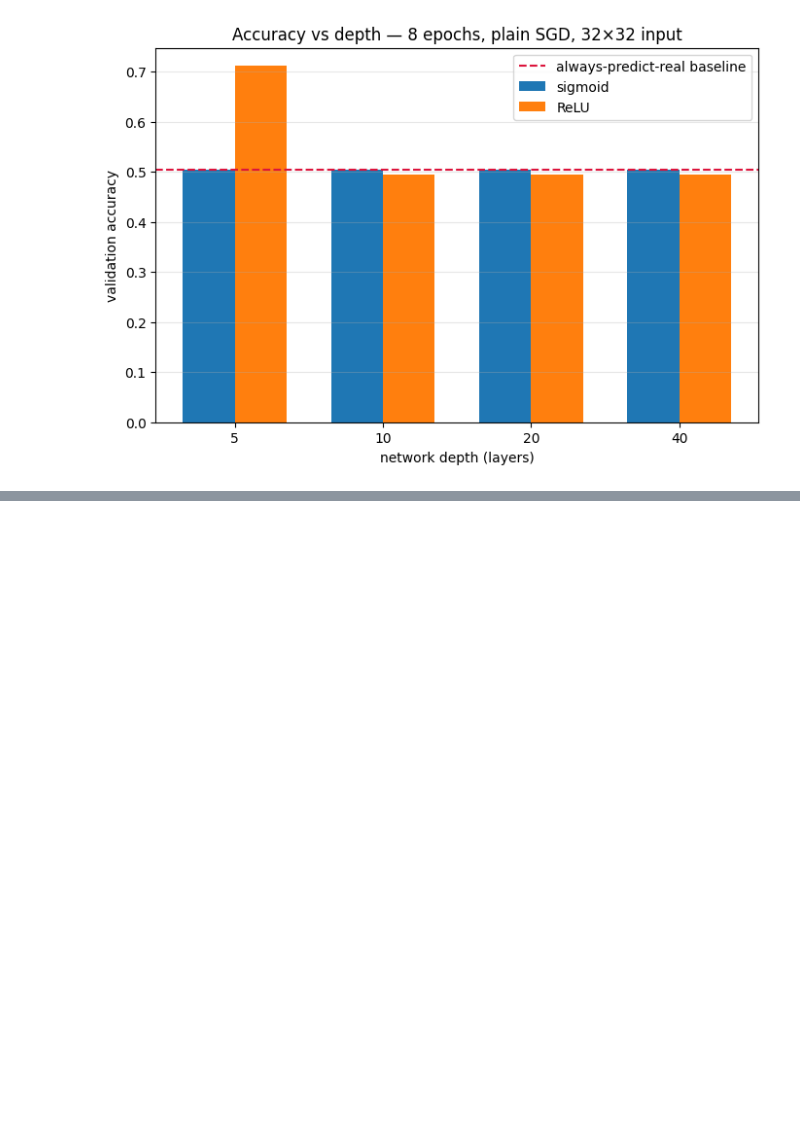
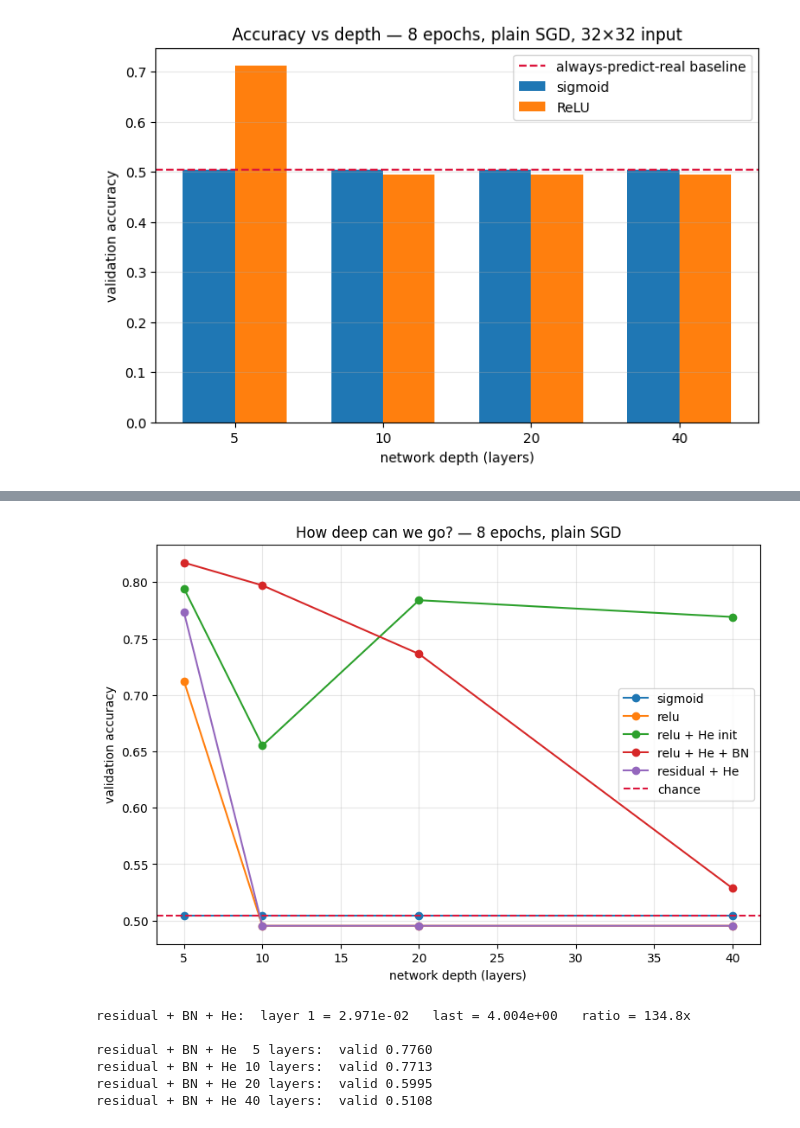
Before and after one commit to HarshitPandey-2021/blindspot, a Jupyter notebook: notebooks/04-detector.ipynb, the cells around one changed output, grey strips where cells are left out. Drawn from its saved outputs; the diff is of its cells as text; code cells hidden in the pictures; blank space fills up the shorter version.

```diff
--- a/notebooks/04-detector.ipynb
+++ b/notebooks/04-detector.ipynb
@@ -718,0 +797,9 @@ plt.show()
+# %%
+res2 = {}
+for name, build in CONFIGS.items():
+    for d in [5, 10, 20, 40]:
+        torch.manual_seed(0)
+        t0 = time.time()
+        res2[(name, d)] = train_plain(build(d), Xtr_s, Ytr, Xva_s, Yva)
+        print(f"{name:16s} {d:2d} layers:  valid {res2[(name,d)]:.4f}   "
+              f"({time.time()-t0:.0f}s)")
@@ -718,0 +827,49 @@ plt.show()
+# %%
+import numpy as np
+depths = [5, 10, 20, 40]
+plt.figure(figsize=(9, 6))
+for name in CONFIGS:
+    plt.plot(depths, [res2[(name, d)] for d in depths], marker="o", label=name)
+plt.axhline(0.5047, color="crimson", ls="--", label="chance")
+plt.xlabel("network depth (layers)"); plt.ylabel("validation accuracy")
+plt.title("How deep can we go? — 8 epochs, plain SGD")
+plt.legend(); plt.grid(True, alpha=0.3)
+plt.savefig("/kaggle/working/depth_wall_by_fix.png", dpi=150, bbox_inches="tight")
+plt.show()
+# %% [output]
+[figure, added]
+# %%
+class ResidualBN(nn.Module):
+    """What real ResNets do: skip connection AND normalization."""
+    def __init__(self, width):
+        super().__init__()
+        self.fc  = nn.Linear(width, width)
+        self.bn  = nn.BatchNorm1d(width)
+        self.act = nn.ReLU()
+    def forward(self, x):
+        return x + self.act(self.bn(self.fc(x)))
+
+def make_mlp_resbn(depth, width=128):
+    layers = [nn.Flatten(), nn.Linear(IN, width), nn.BatchNorm1d(width), nn.ReLU()]
+    layers += [ResidualBN(width) for _ in range(depth - 2)]
+    layers += [nn.Linear(width, 2)]
+    return nn.Sequential(*layers).to(device)
+
+CONFIGS["residual + BN + He"] = lambda d: init_he(make_mlp_resbn(d))
+
+name = "residual + BN + He"
+torch.manual_seed(0)
+g = grad_profile(CONFIGS[name](20), Xtr_s, Ytr)
+print(f"{name}:  layer 1 = {g[0]:.3e}   last = {g[-1]:.3e}   ratio = {g[-1]/g[0]:,.1f}x\n")
+
+for d in [5, 10, 20, 40]:
+    torch.manual_seed(0)
+    res2[(name, d)] = train_plain(CONFIGS[name](d), Xtr_s, Ytr, Xva_s, Yva)
+    print(f"{name} {d:2d} layers:  valid {res2[(name,d)]:.4f}")
+# %% [output]
+residual + BN + He:  layer 1 = 2.971e-02   last = 4.004e+00   ratio = 134.8x
+
+residual + BN + He  5 layers:  valid 0.7760
+residual + BN + He 10 layers:  valid 0.7713
+residual + BN + He 20 layers:  valid 0.5995
+residual + BN + He 40 layers:  valid 0.5108
```
Also changed, not shown: parts of 5 cells of this notebook, 3 other files.
